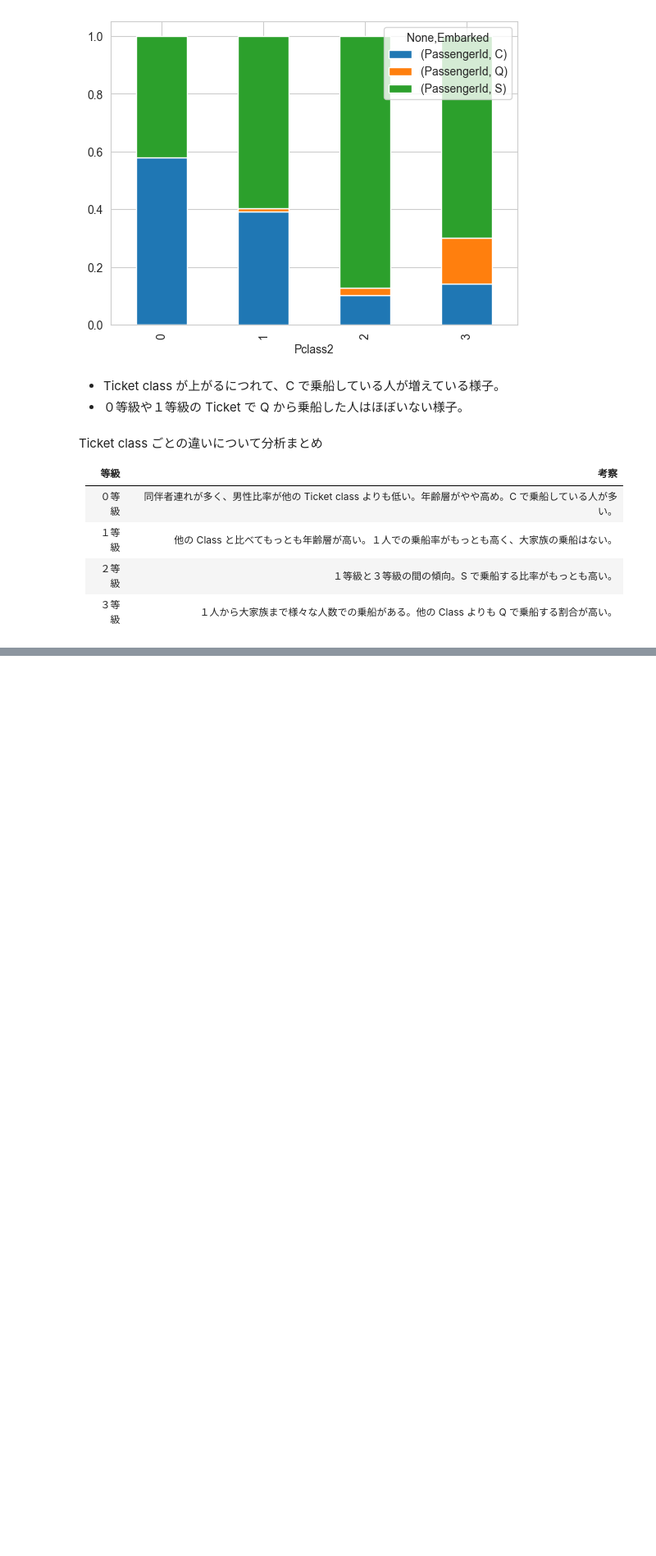
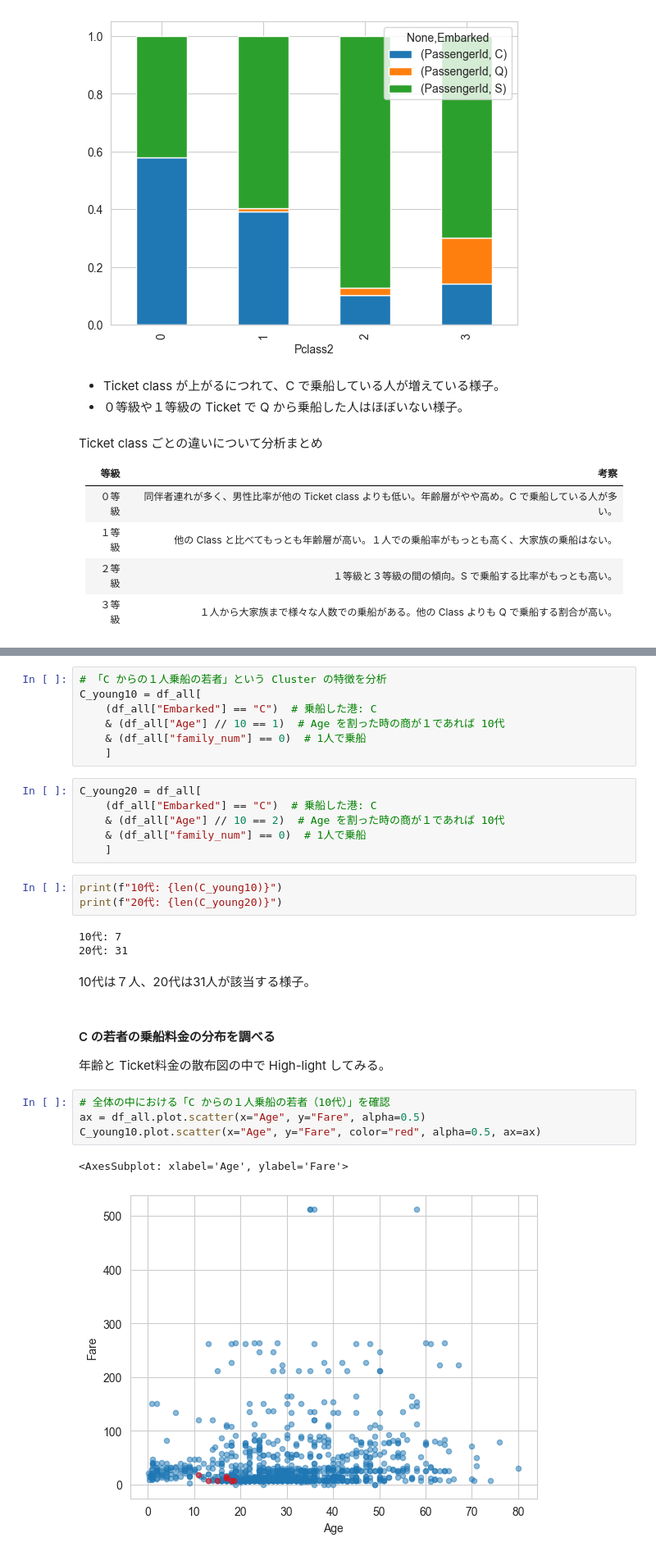
Before and after one commit to 1024xx4/kaggle_titanic, a Jupyter notebook: kaggle_titanic_another_view_point.ipynb, the cells around one changed output, grey strips where cells are left out. Shown at 82% size. Cells and saved outputs as stored; diff of their text form; blank space fills up the shorter version.

Commit message:
Analyze: C の若者の乗船料金の分布を調べる

```diff
--- a/kaggle_titanic_another_view_point.ipynb
+++ b/kaggle_titanic_another_view_point.ipynb
@@ -237,0 +241,31 @@ Ticket class ごとの違いについて分析まとめ
+# %%
+# 「C からの１人乗船の若者」という Cluster の特徴を分析
+C_young10 = df_all[
+    (df_all["Embarked"] == "C")  # 乗船した港: C
+    & (df_all["Age"] // 10 == 1)  # Age を割った時の商が１であれば 10代
+    & (df_all["family_num"] == 0)  # 1人で乗船
+    ]
+# %%
+C_young20 = df_all[
+    (df_all["Embarked"] == "C")  # 乗船した港: C
+    & (df_all["Age"] // 10 == 2)  # Age を割った時の商が１であれば 10代
+    & (df_all["family_num"] == 0)  # 1人で乗船
+    ]
+# %%
+print(f"10代: {len(C_young10)}")
+print(f"20代: {len(C_young20)}")
+# %% [output]
+10代: 7
+20代: 31
+# %% [markdown]
+10代は７人、20代は31人が該当する様子。
+# %% [markdown]
+#### C の若者の乗船料金の分布を調べる
+年齢と Ticket料金の散布図の中で High-light してみる。
+# %%
+# 全体の中における「C からの１人乗船の若者（10代）」を確認
+ax = df_all.plot.scatter(x="Age", y="Fare", alpha=0.5)
+C_young10.plot.scatter(x="Age", y="Fare", color="red", alpha=0.5, ax=ax)
+# %% [output]
+<AxesSubplot: xlabel='Age', ylabel='Fare'>
+[figure, added]
```
Also changed, not shown: parts of 7 cells of this notebook.
